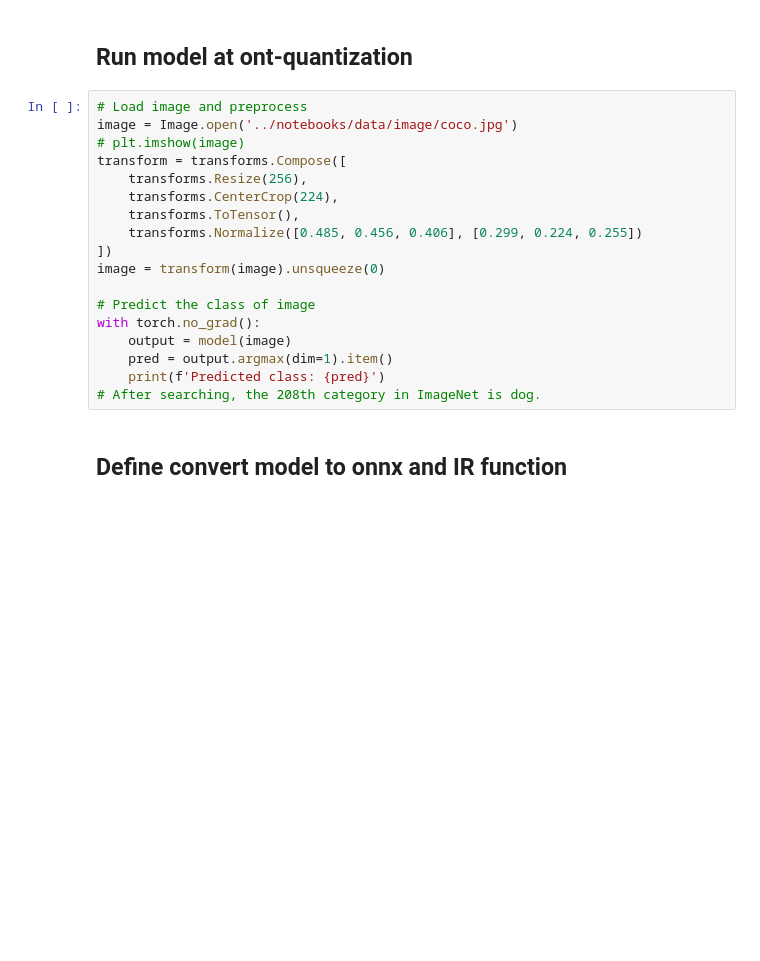
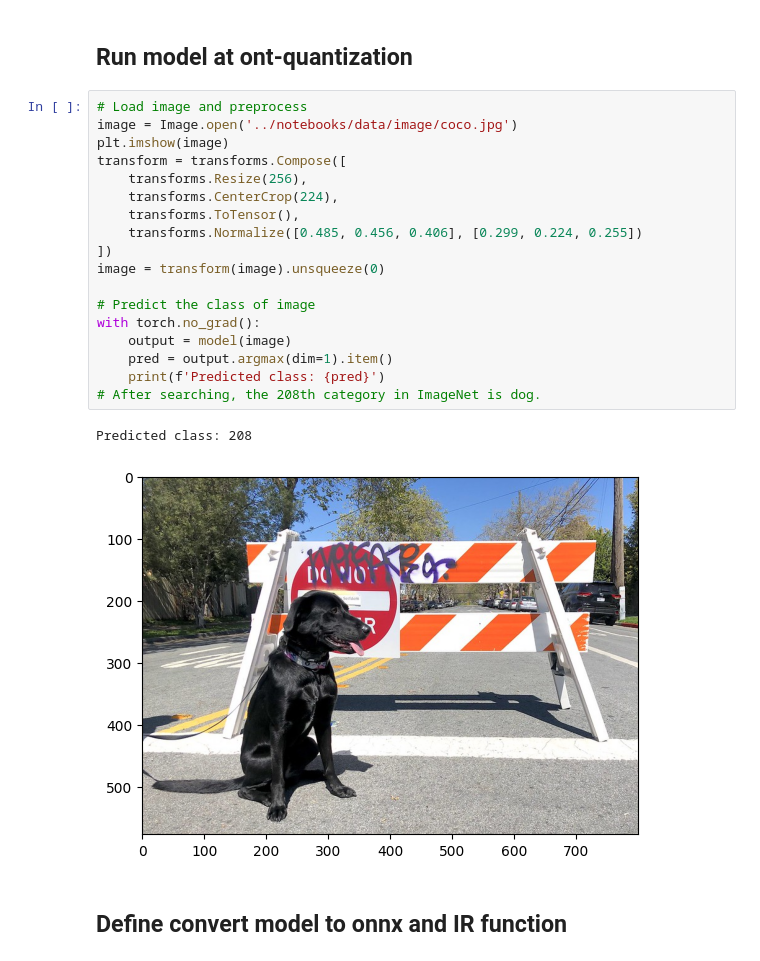
Before and after one commit to sususama/openvino_notebooks, a Jupyter notebook: GSoC/GSoC pretest.ipynb, the cells around one changed output. Cells and saved outputs as stored; diff of their text form; blank space fills up the shorter version.

```diff
--- a/GSoC/GSoC pretest.ipynb
+++ b/GSoC/GSoC pretest.ipynb
@@ -35,21 +39,24 @@ model = timm.create_model('swin_small_patch4_window7_224', pretrained=True)
 # %%
 # Load image and preprocess
 image = Image.open('../notebooks/data/image/coco.jpg')
-# plt.imshow(image)
+plt.imshow(image)
 transform = transforms.Compose([
     transforms.Resize(256),
     transforms.CenterCrop(224),
     transforms.ToTensor(),
     transforms.Normalize([0.485, 0.456, 0.406], [0.299, 0.224, 0.255])
 ])
 image = transform(image).unsqueeze(0)
 
 # Predict the class of image
 with torch.no_grad():
     output = model(image)
     pred = output.argmax(dim=1).item()
     print(f'Predicted class: {pred}')
 # After searching, the 208th category in ImageNet is dog.
+# %% [output]
+Predicted class: 208
+[figure, added]
 # %% [markdown]
 ## Define convert model to onnx and IR function
 # %%
```
Also changed, not shown: parts of 21 cells of this notebook.
